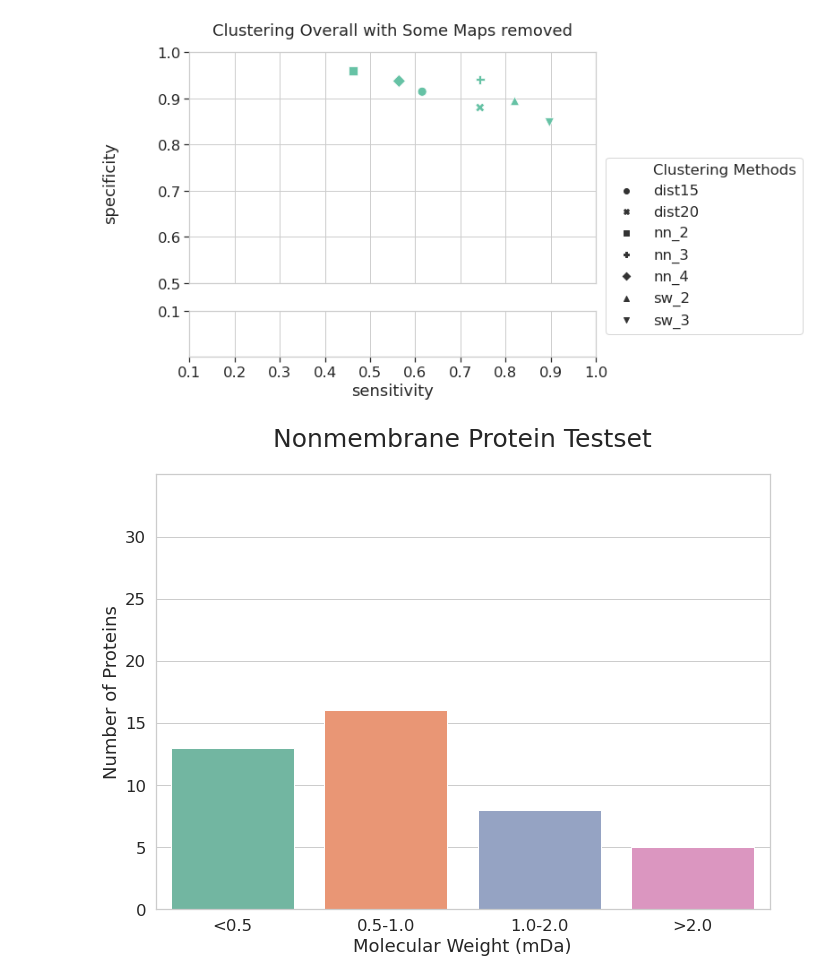
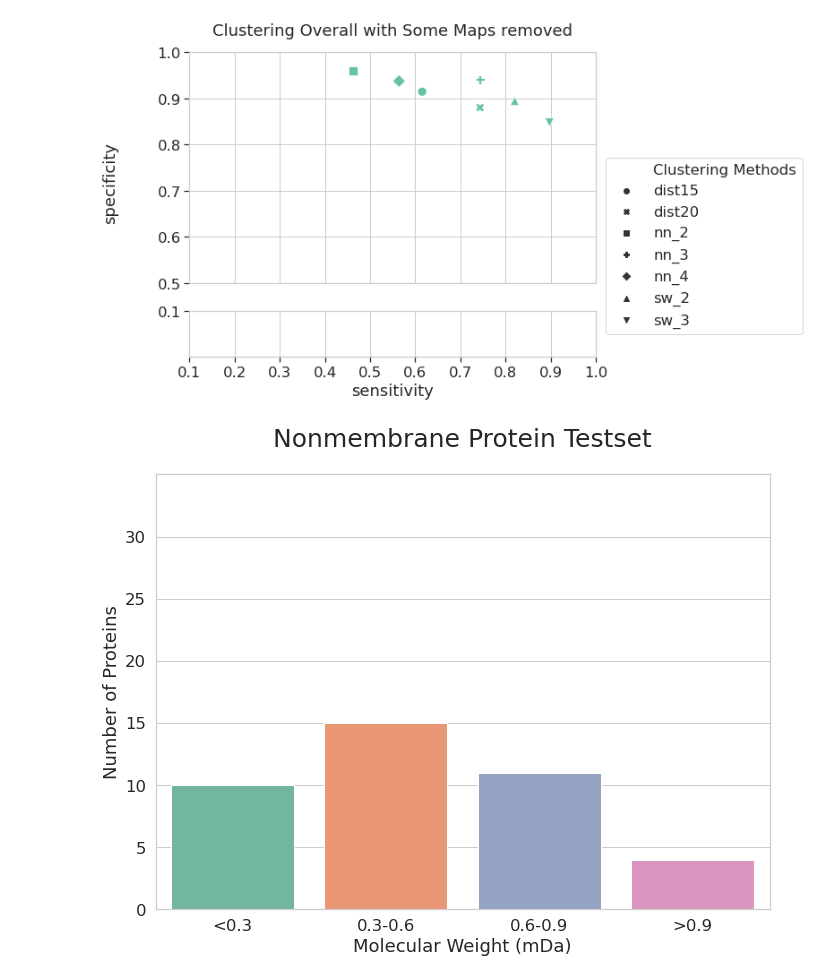
Before and after one commit to Candice-Nichols/SortItOut, a Jupyter notebook: graph/ProteinGraphs(nonmem)-0210.ipynb, the cells around one changed output. Cells and saved outputs as stored; diff of their text form; code cells hidden in the pictures.

```diff
--- a/graph/ProteinGraphs(nonmem)-0210.ipynb
+++ b/graph/ProteinGraphs(nonmem)-0210.ipynb
@@ -503,19 +503,19 @@ f.savefig("OverallCluster-_new.jpg")
 [figure]
 # %%
 #clustering overall (removed missing densities) (new equation)
-num=[13,16,8,5]
-mw=['<0.5','0.5-1.0','1.0-2.0','>2.0']
+num=[10,15,11,4]
+mw=['<0.3','0.3-0.6','0.6-0.9','>0.9']
 
 df2= pd.DataFrame({'Number of Proteins':num,'Molecular Weight (mDa)':mw})
 df2
 sns.set(style="whitegrid",rc={'figure.figsize':(11,8)},font_scale=1.5)
 sns.set_palette("Set2")
 ax=sns.barplot(data=df2,x="Molecular Weight (mDa)", y="Number of Proteins")
 ax.set_title("Nonmembrane Protein Testset",fontsize=25)
 ax.set_ylim(0, 35)
 ax.set_yticks(range(0,35,5))
 ax.title.set_position([.5, 1.05])
 fig = ax.get_figure()
-#fig.savefig("nonmem_protein_test_3.jpg")
+fig.savefig("nonmem_protein_test_3.jpg")
 # %% [output]
-[figure, old version]
+[figure, new version]
```
Also changed, not shown: parts of 11 cells of this notebook, 6 other files.
